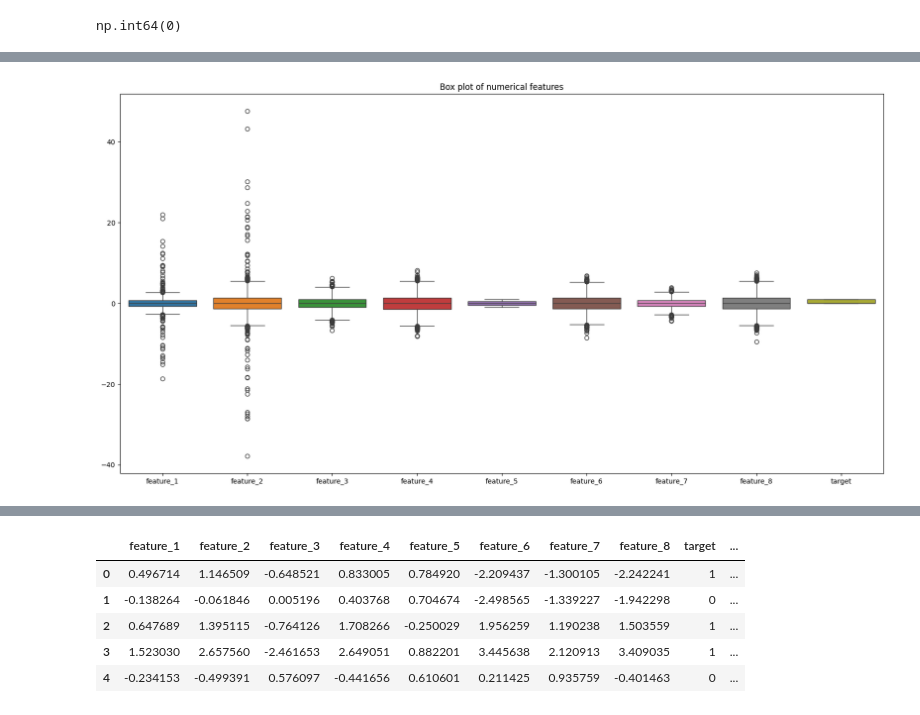
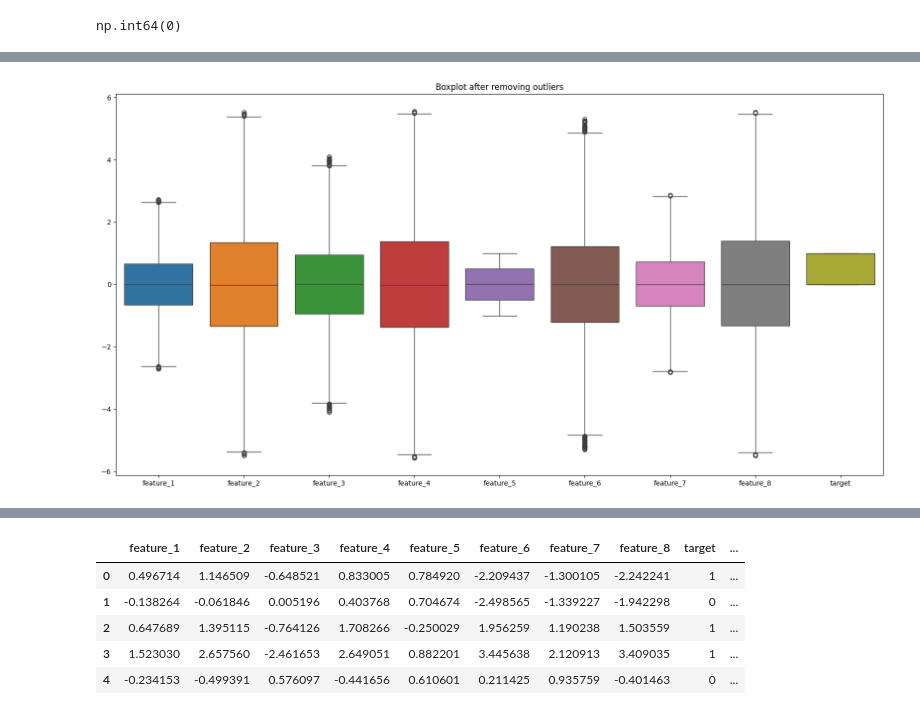
Before and after one commit to Montasir00/Ml_final_project, a Jupyter notebook: Final_Project.ipynb, the cells around one changed output, grey strips where cells are left out. Cells and saved outputs as stored; diff of their text form; code cells hidden in the pictures.

```diff
--- a/Final_Project.ipynb
+++ b/Final_Project.ipynb
@@ -215,7 +286,7 @@ np.int64(0)
 # %%
-plt.figure(figsize=(20,10))
-plt.title('Box plot of numerical features')
-sns.boxplot(data=numerical_features)
+plt.figure(figsize=(20, 10))
+plt.title('Boxplot after removing outliers')
+sns.boxplot(data=df_1)
 plt.show()
 # %% [output]
-[figure, old version]
+[figure, new version]
```
Also changed, not shown: parts of 71 cells of this notebook.
